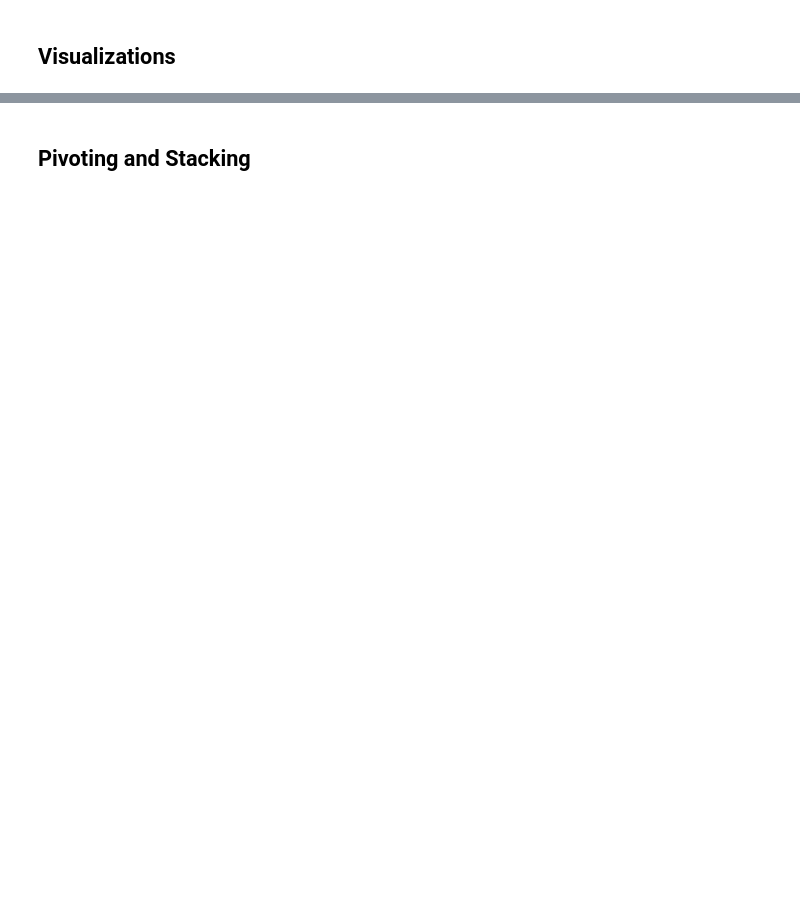
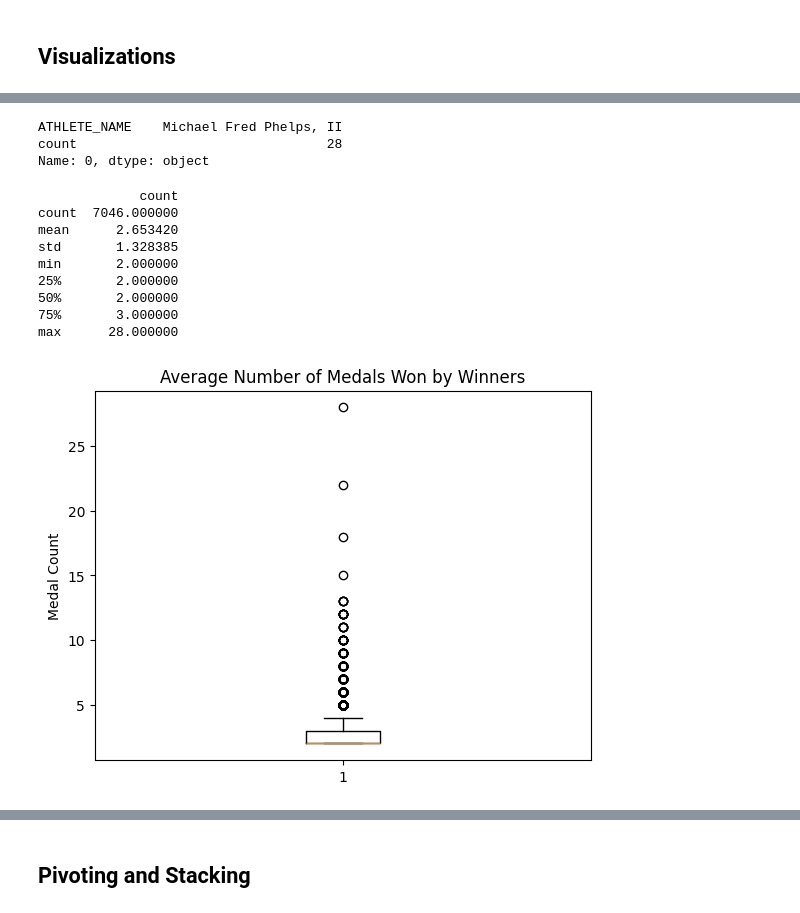
Before and after one commit to srushti-vai/Olympics-Data-Analysis, a Jupyter notebook: Olympics Data Analysis.ipynb, the cells around one changed output, grey strips where cells are left out. Cells and saved outputs as stored; diff of their text form; code cells hidden in the pictures; blank space fills up the shorter version.

```diff
--- a/Olympics Data Analysis.ipynb
+++ b/Olympics Data Analysis.ipynb
@@ -289,0 +445,34 @@ The graphs above are 3 density graphs that each respectively analyze the age of
+# %%
+# 17
+
+# creates a box plot of average number of times an athlete wins (not including atheles who have never won)
+
+athlete_occurences = winners_df.groupby('ATHLETE_NAME').size().tolist()
+
+# filters to only have the athletes who have competed more than onces
+athlete_occurences = [x for x in athlete_occurences if x > 1]
+
+athlete_occurences_df = winners_df.groupby('ATHLETE_NAME')['ATHLETE_NAME'].value_counts().reset_index()
+display(athlete_occurences_df.sort_values(by='count', ascending=False, ignore_index=True).loc[0])
+print(athlete_occurences_df[athlete_occurences_df['count'] > 1].describe())
+
+plt.boxplot(athlete_occurences, showfliers=True)
+
+plt.ylabel('Medal Count')
+plt.title('Average Number of Medals Won by Winners')
+
+plt.show()
+# %% [output]
+ATHLETE_NAME    Michael Fred Phelps, II
+count                                28
+Name: 0, dtype: object
+             count
+count  7046.000000
+mean      2.653420
+std       1.328385
+min       2.000000
+25%       2.000000
+50%       2.000000
+75%       3.000000
+max      28.000000
+[figure, added]
```
Also changed, not shown: parts of 45 cells of this notebook, 1 other file.
